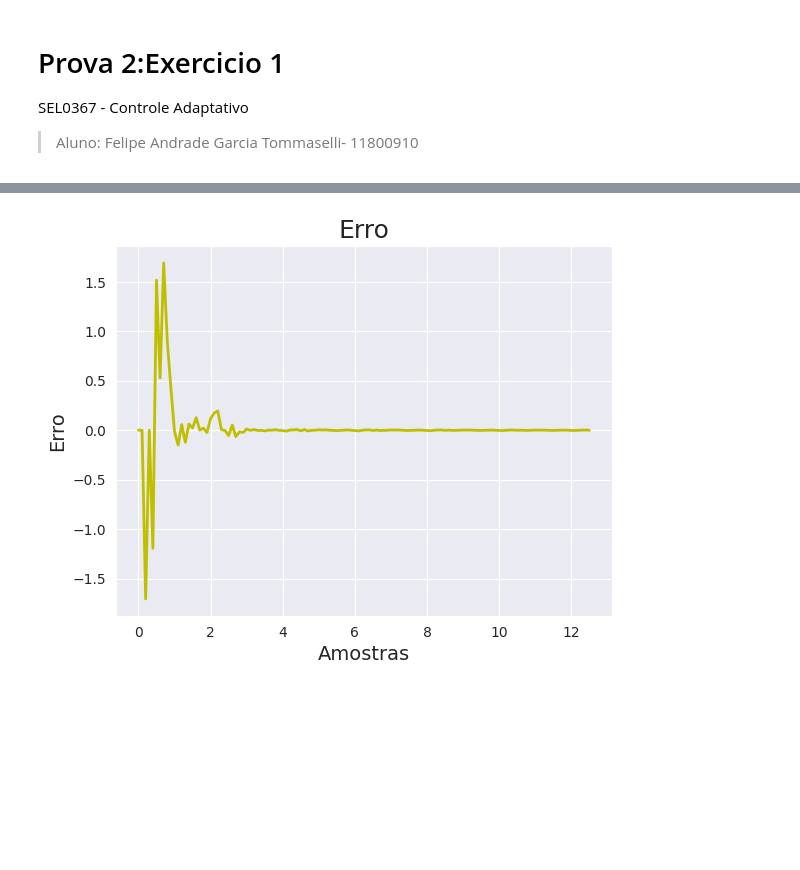
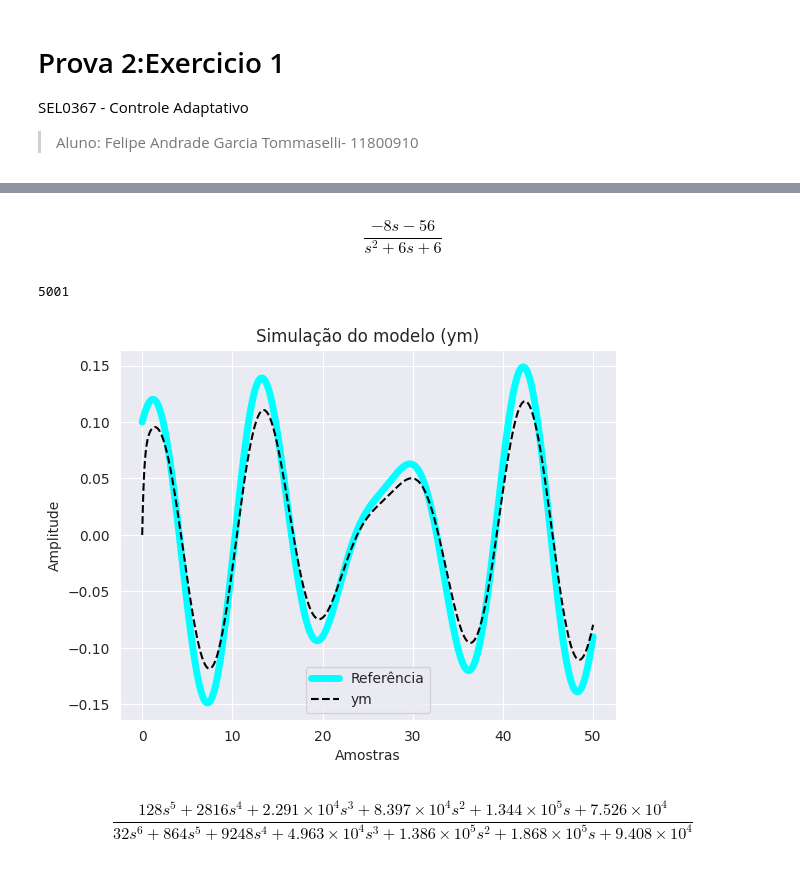
Before and after one commit to SKaiquelima/advanced-control, a Jupyter notebook: P2/p2_1.ipynb, the cells around one changed output, grey strips where cells are left out. Saved outputs shown, nothing was run; the diff lists cells and outputs as text; code cells hidden in the pictures; blank space fills up the shorter version.

```diff
--- a/P2/p2_1.ipynb
+++ b/P2/p2_1.ipynb
@@ -125,12 +25,0 @@ plt.show()
-# %%
-# Segundo subplot (Gráfico do erro)
-plt.plot(T[:corte], erro[:corte], 'y', linewidth=2)
-plt.xlabel('Amostras', fontsize=fontesize)
-plt.ylabel('Erro', fontsize=fontesize)
-plt.title('Erro', fontsize=titlesize)
-plt.grid(True)
-
-# Exiba o gráfico
-plt.show()
-# %% [output]
-[figure, removed]
@@ -136,0 +31,48 @@ plt.show()
+# %%
+# Definição das funções de transferência do sistema
+s = matlab.tf('s')
+
+ftp = -n1 * (s + n2) / (s**2 + n3*s + n4)
+
+ftm = 4 / (s + 5)
+
+ftp
+# %% [output]
+$$\frac{-8 s - 56}{s^2 + 6 s + 6}$$
+# %%
+# Parâmetros de simulação
+N = 50
+dt = 0.01  # Taxa de amostragem
+T = np.arange(0, N + dt, dt)
+
+# r = np.ones(len(T))  # referência
+r = 0.1*np.cos(np.pi*T/7) + 0.05*np.sin(np.pi*T/5)
+
+len(T)
+# %% [output]
+5001
+# %%
+# Simulação dos modelos
+ym, T, _ = matlab.lsim(ftm, r, T)
+
+# Plotagem dos resultados juntos
+corte = int(np.ceil(1*(len(T))))
+plt.plot(T[:corte], r[:corte], label='Referência', color='cyan', linewidth=5)
+plt.plot(T[:corte], ym[:corte], label='ym', color='black', linestyle='--', linewidth=1.5)
+
+
+
+plt.xlabel('Amostras')
+plt.ylabel('Amplitude')
+plt.title('Simulação do modelo (ym)')
+
+plt.legend()
+plt.show()
+# %% [output]
+[figure, added]
+# %%
+ftx = (-1/2*((s+2)/(s+7))*ftp)/(1-ftp*((4*s+16)/(32*(s+7))))
+
+ftx
+# %% [output]
+$$\frac{128 s^5 + 2816 s^4 + 2.291 \times 10^{4} s^3 + 8.397 \times 10^{4} s^2 + 1.344 \times 10^{5} s + 7.526 \times 10^{4}}{32 s^6 + 864 s^5 + 9248 s^4 + 4.963 \times 10^{4} s^3 + 1.386 \times 10^{5} s^2 + 1.868 \times 10^{5} s + 9.408 \times 10^{4}}$$
```
Also changed, not shown: parts of 11 cells of this notebook, 1 other file.
